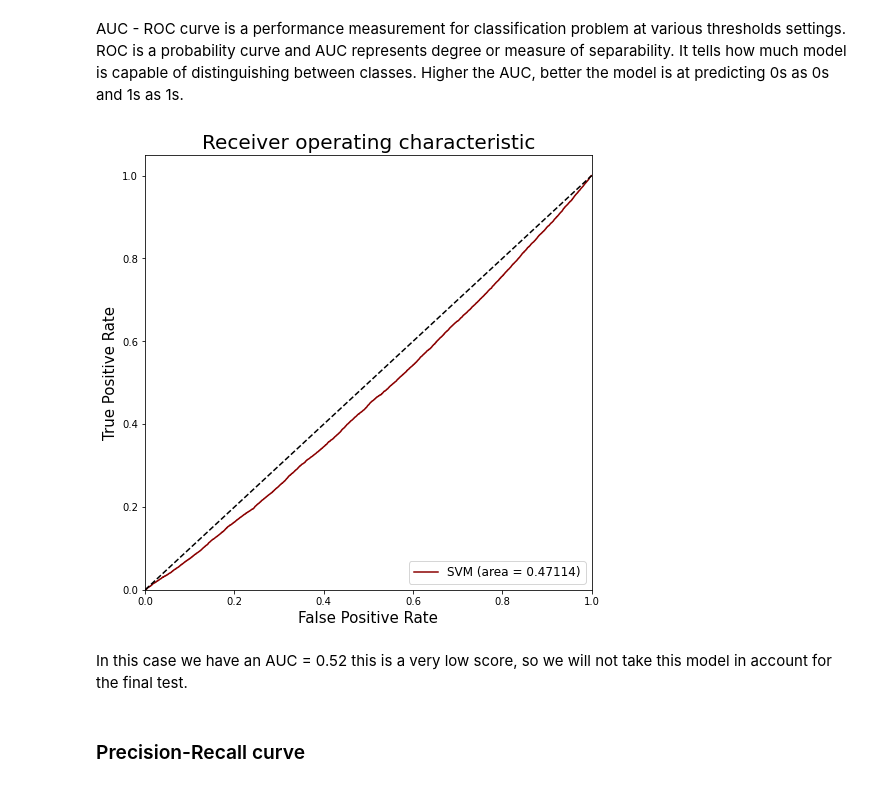
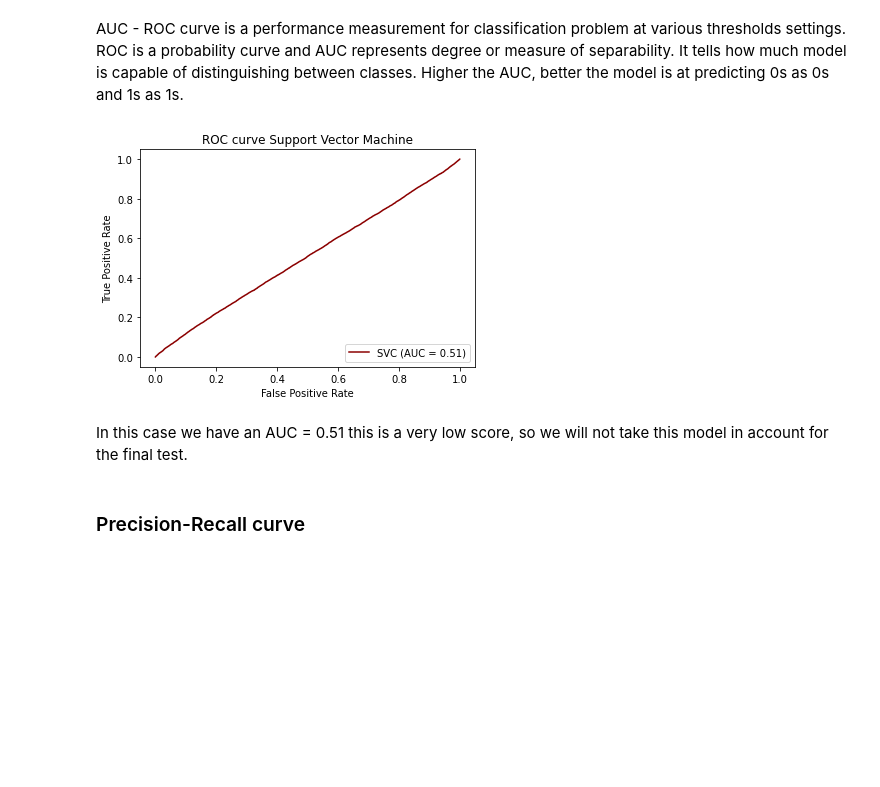
Before and after one commit to jlopezgaldon/lending_club, a Jupyter notebook: notebooks/05_SVM.ipynb, the cells around one changed output. Saved outputs shown, nothing was run; the diff lists cells and outputs as text; code cells hidden in the pictures; blank space fills up the shorter version.

```diff
--- a/notebooks/05_SVM.ipynb
+++ b/notebooks/05_SVM.ipynb
@@ -179,42 +179,18 @@ Predicting Fully Pay member is also worse than the logistic regression.
 ### ROC Curve
 # %% [markdown]
 AUC - ROC curve is a performance measurement for classification problem at various thresholds settings. ROC is a probability curve and AUC represents degree or measure of separability. It tells how much model is capable of distinguishing between classes. Higher the AUC, better the model is at predicting 0s as 0s and 1s as 1s.
-# %%
-    # Create the roc score
-svm_roc_auc = roc_auc_score(y_val, svmreg.predict(X_val))
-
-    # Create the curve
-fpr, tpr, thresholds = roc_curve(y_val, svmreg.predict_proba(X_val)[:,1])
-
-    # Set the figure size
-plt.figure(figsize = (8, 8))
-
-    # Params for the plot
-plt.plot(fpr, tpr, '#8B0000', label='SVM (area = %0.5f)' % svm_roc_auc)
-plt.plot([0, 1], [0, 1],'k--')
-plt.xlim([0.0, 1.0])
-plt.ylim([0.0, 1.05])
-
-    # Labels params
-fontsize = 12
-fontsize_lab = 15
-fontsize_tit = 20
-
-    # Labels, title and legend modifications
-plt.xlabel('False Positive Rate', fontsize=fontsize_lab)
-plt.ylabel('True Positive Rate', fontsize=fontsize_lab)
-plt.title('Receiver operating characteristic', fontsize=fontsize_tit)
-plt.legend(loc="lower right", fontsize = fontsize)
-
-    # Save the figure for the final reprt
-plt.savefig('SVM_ROC')
-
-    # Show the plot
-plt.show()
-# %% [output]
-[figure, removed]
+# %%
+    # Parametrize
+classifier = svmreg
+
+disp = metrics.plot_roc_curve(classifier, X_val, y_val, color='#8B0000')
+
+    # Set title
+disp.ax_.set_title('ROC curve Support Vector Machine');
+# %% [output]
+[figure, added]
 # %% [markdown]
-In this case we have an AUC = 0.52 this is a very low score, so we will not take this model in account for the final test.
+In this case we have an AUC = 0.51 this is a very low score, so we will not take this model in account for the final test.
 # %% [markdown]
 ### Precision-Recall curve
 # %% [markdown]
```
Also changed, not shown: parts of 12 cells of this notebook.
